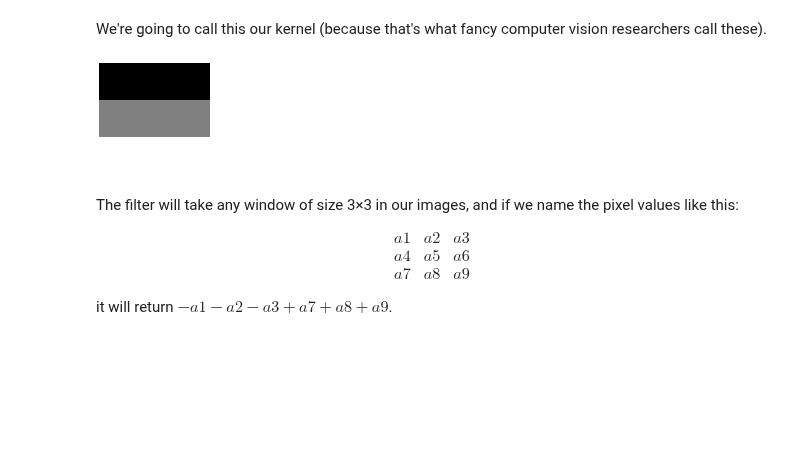
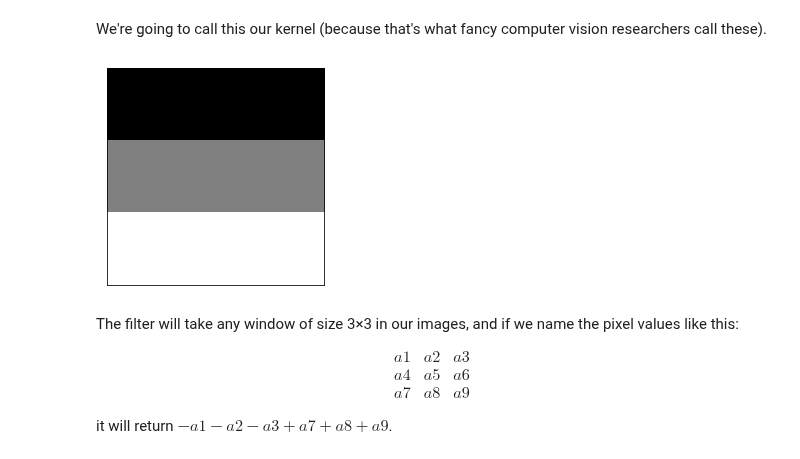
Before and after one commit to fastai/course22p2, a Jupyter notebook: nbs/07_convolutions.ipynb, the cells around one changed output. Saved outputs shown, nothing was run; the diff lists cells and outputs as text; code cells hidden in the pictures; blank space fills up the shorter version.

```diff
--- a/nbs/07_convolutions.ipynb
+++ b/nbs/07_convolutions.ipynb
@@ -63,9 +63,9 @@ top_edge = tensor([[-1,-1,-1],
 # %% [markdown]
 We're going to call this our kernel (because that's what fancy computer vision researchers call these).
 # %%
-show_image(top_edge);
+show_image(top_edge, noframe=False);
 # %% [output]
-[figure, old version]
+[figure, new version]
 # %% [markdown]
 The filter will take any window of size 3×3 in our images, and if we name the pixel values like this:
 
```
Also changed, not shown: parts of 18 cells of this notebook, 6 other files.
